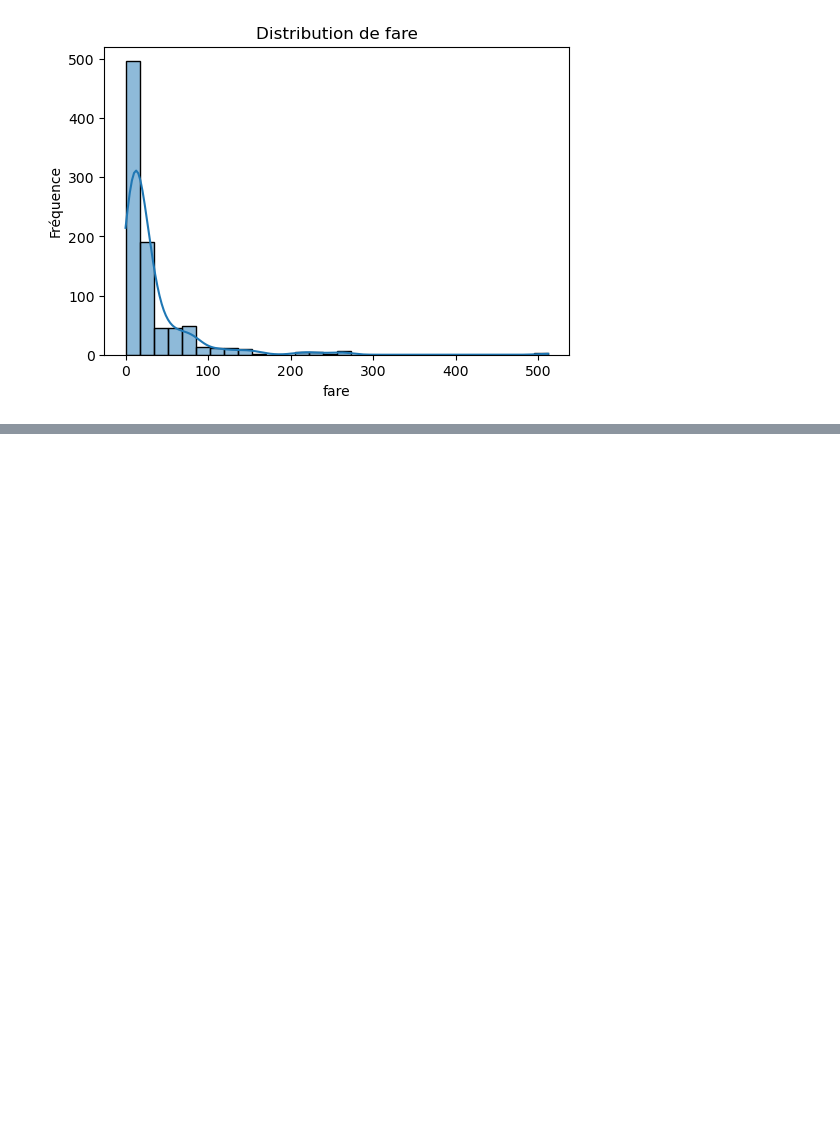
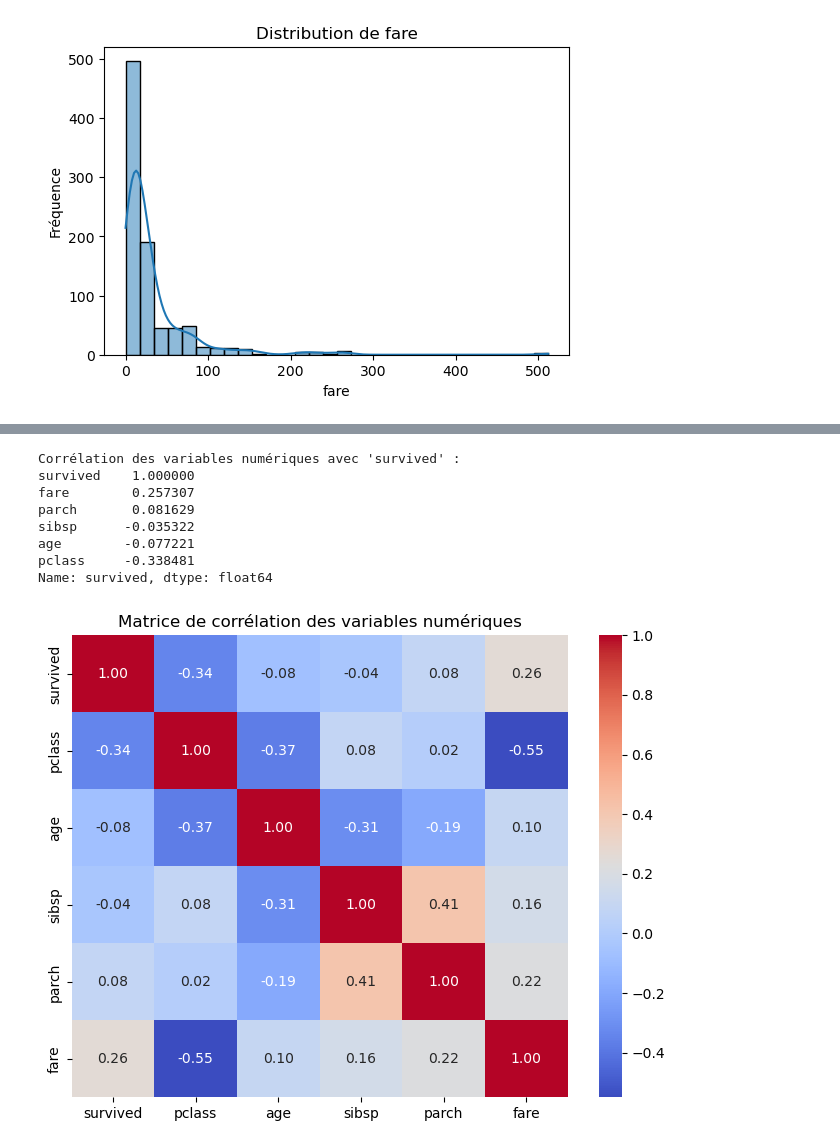
Before and after one commit to rekayahamzaoui-a11y/Project_Sales, a Jupyter notebook: projet5.ipynb, the cells around one changed output, grey strips where cells are left out. Cells and saved outputs as stored; diff of their text form; code cells hidden in the pictures; blank space fills up the shorter version.

```diff
--- a/projet5.ipynb
+++ b/projet5.ipynb
@@ -144,0 +154,29 @@ for col in numerical_features:
+# %%
+# Sélection des colonnes numériques
+numerical_features = df.select_dtypes(include=['int64', 'float64']).columns
+
+# Matrice de corrélation
+corr_matrix = df[numerical_features].corr()
+
+# Corrélation de chaque variable avec 'survived'
+corr_target = corr_matrix['survived'].sort_values(ascending=False)
+print("\nCorrélation des variables numériques avec 'survived' :")
+print(corr_target)
+
+# Heatmap pour visualiser la corrélation
+import matplotlib.pyplot as plt
+
+plt.figure(figsize=(8,6))
+sns.heatmap(corr_matrix, annot=True, fmt=".2f", cmap='coolwarm')
+plt.title("Matrice de corrélation des variables numériques")
+plt.show()
+# %% [output]
+Corrélation des variables numériques avec 'survived' :
+survived    1.000000
+fare        0.257307
+parch       0.081629
+sibsp      -0.035322
+age        -0.077221
+pclass     -0.338481
+Name: survived, dtype: float64
+[figure, added]
```
Also changed, not shown: parts of 2 cells of this notebook.
